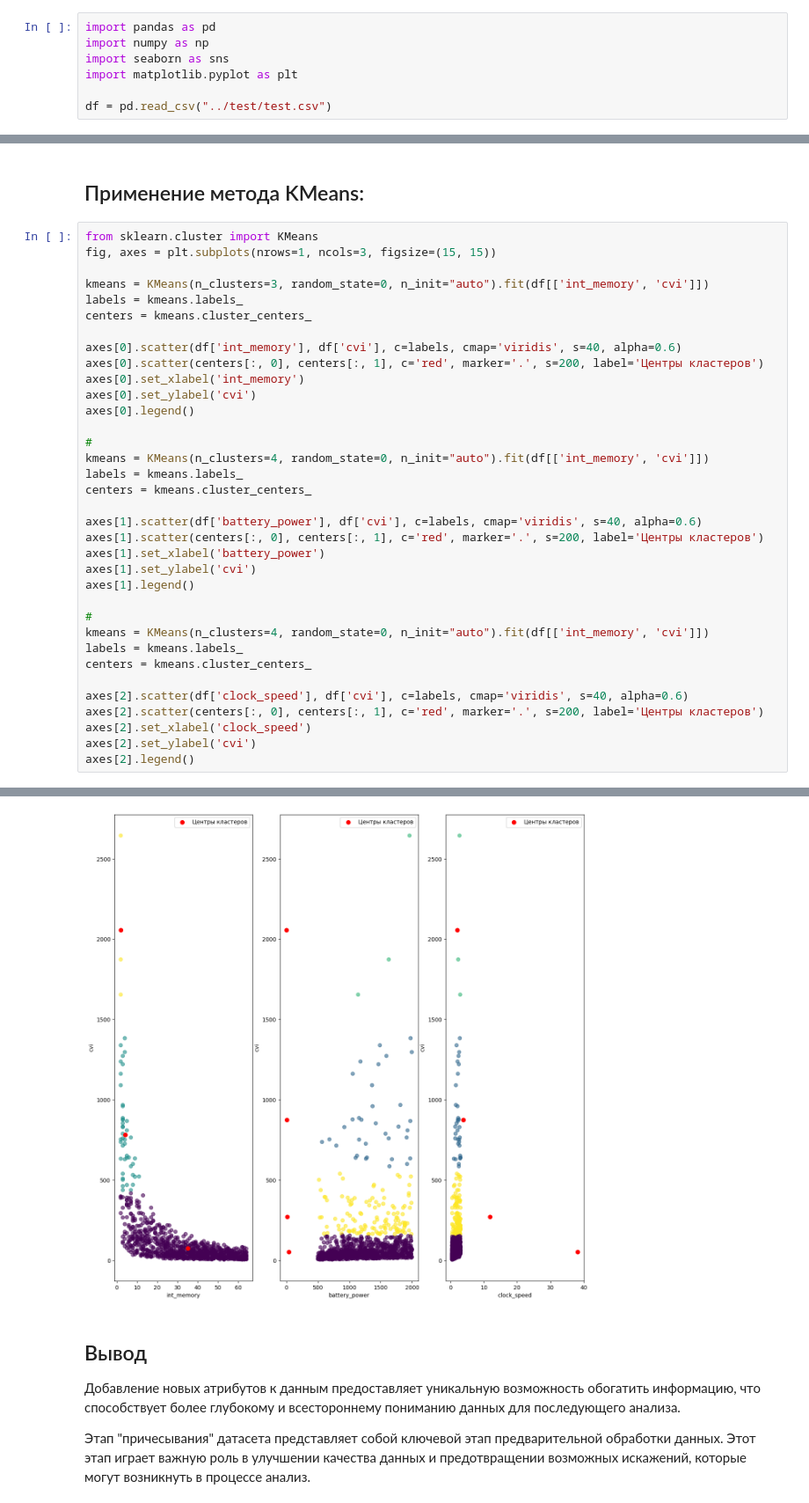
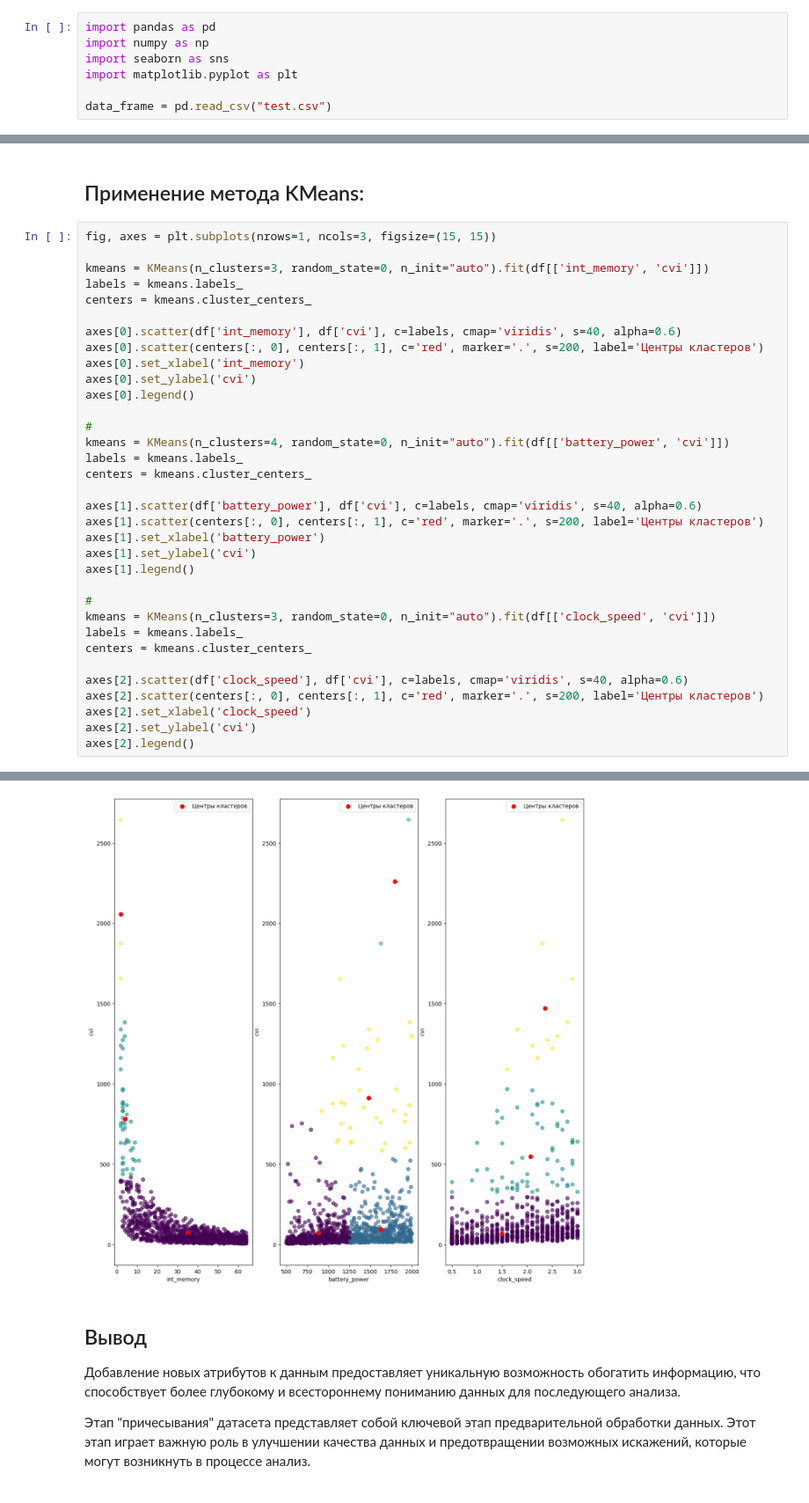
Before and after one commit to Denualzzz/MachineLearning, a Jupyter notebook: Lab2/lab2_Makshakov.ipynb, the cells around one changed output, grey strips where cells are left out. Shown at 88% size. Saved outputs shown, nothing was run; the diff lists cells and outputs as text.

```diff
--- a/Lab2/lab2_Makshakov.ipynb
+++ b/Lab2/lab2_Makshakov.ipynb
@@ -9,7 +9,7 @@ import numpy as np
 import seaborn as sns
 import matplotlib.pyplot as plt
 
-df = pd.read_csv("../test/test.csv")
+data_frame = pd.read_csv("test.csv")
 # %%
 selected_columns = ['id','battery_power','clock_speed','fc','int_memory','mobile_wt']
 df = data_frame[selected_columns].sort_values(by='id', ascending=True)
@@ -110,43 +152,42 @@ plt.show()
 # %% [markdown]
 ## Применение метода KMeans:
 # %%
-from sklearn.cluster import KMeans
 fig, axes = plt.subplots(nrows=1, ncols=3, figsize=(15, 15))
 
 kmeans = KMeans(n_clusters=3, random_state=0, n_init="auto").fit(df[['int_memory', 'cvi']])
 labels = kmeans.labels_
 centers = kmeans.cluster_centers_
 
 axes[0].scatter(df['int_memory'], df['cvi'], c=labels, cmap='viridis', s=40, alpha=0.6)
 axes[0].scatter(centers[:, 0], centers[:, 1], c='red', marker='.', s=200, label='Центры кластеров')
 axes[0].set_xlabel('int_memory')
 axes[0].set_ylabel('cvi')
 axes[0].legend()
 
 #
-kmeans = KMeans(n_clusters=4, random_state=0, n_init="auto").fit(df[['int_memory', 'cvi']])
+kmeans = KMeans(n_clusters=4, random_state=0, n_init="auto").fit(df[['battery_power', 'cvi']])
 labels = kmeans.labels_
 centers = kmeans.cluster_centers_
 
 axes[1].scatter(df['battery_power'], df['cvi'], c=labels, cmap='viridis', s=40, alpha=0.6)
 axes[1].scatter(centers[:, 0], centers[:, 1], c='red', marker='.', s=200, label='Центры кластеров')
 axes[1].set_xlabel('battery_power')
 axes[1].set_ylabel('cvi')
 axes[1].legend()
 
 #
-kmeans = KMeans(n_clusters=4, random_state=0, n_init="auto").fit(df[['int_memory', 'cvi']])
+kmeans = KMeans(n_clusters=3, random_state=0, n_init="auto").fit(df[['clock_speed', 'cvi']])
 labels = kmeans.labels_
 centers = kmeans.cluster_centers_
 
 axes[2].scatter(df['clock_speed'], df['cvi'], c=labels, cmap='viridis', s=40, alpha=0.6)
 axes[2].scatter(centers[:, 0], centers[:, 1], c='red', marker='.', s=200, label='Центры кластеров')
 axes[2].set_xlabel('clock_speed')
 axes[2].set_ylabel('cvi')
 axes[2].legend()
 # %% [output]
 <matplotlib.legend.Legend at 0x...>
-[figure, old version]
+[figure, new version]
 # %% [markdown]
 ## Вывод
 Добавление новых атрибутов к данным предоставляет уникальную возможность обогатить информацию, что способствует более глубокому и всестороннему пониманию данных для последующего анализа.
```
Also changed, not shown: parts of 3 cells of this notebook.
